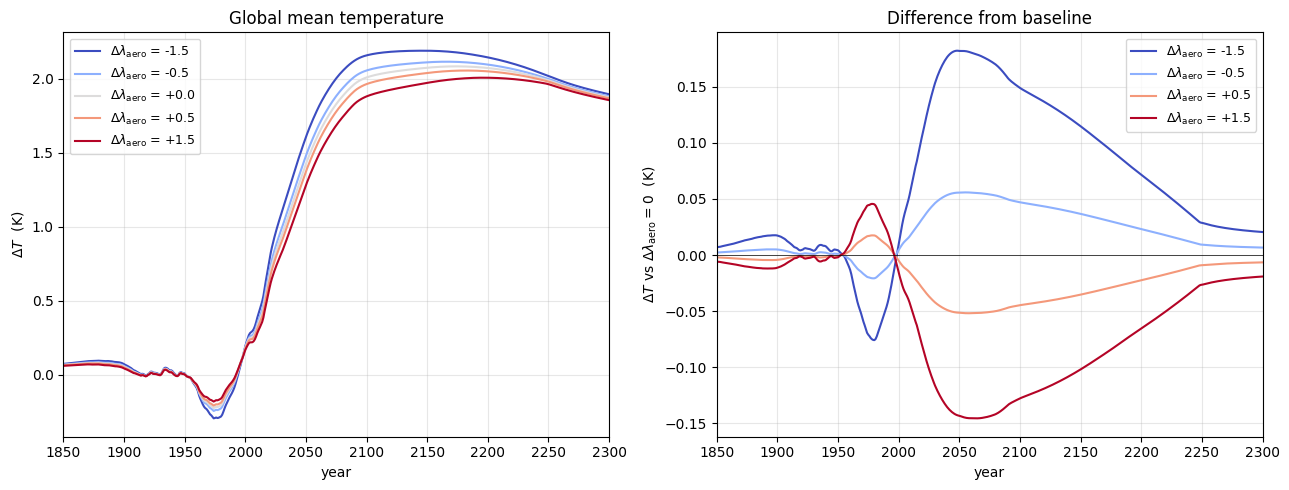
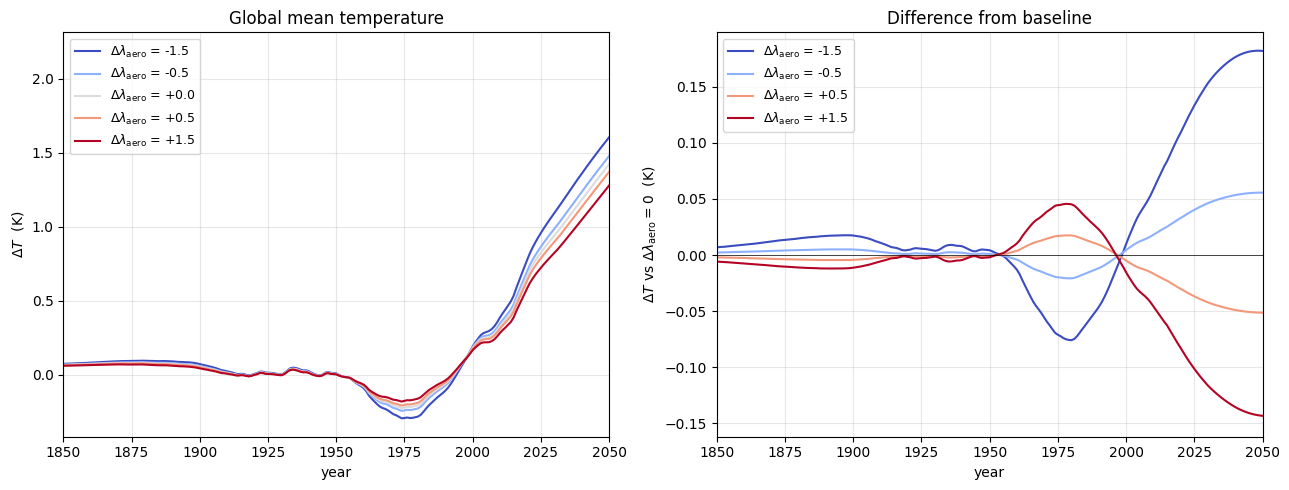
Unified diff of the notebook cell whose output changed from the first chart to the second:
--- before
+++ after
@@ -6,5 +6,5 @@
     ax[0].plot(years, runs[dl]['T'], color=c, lw=1.5,
                label=rf'$\Delta\lambda_\mathrm{{aero}}$ = {dl:+.1f}')
-ax[0].set_xlim(1850, 2300)
+ax[0].set_xlim(1850, 2050)
 ax[0].set_xlabel('year'); ax[0].set_ylabel(r'$\Delta T$  (K)')
 ax[0].set_title('Global mean temperature')
@@ -18,5 +18,5 @@
                label=rf'$\Delta\lambda_\mathrm{{aero}}$ = {dl:+.1f}')
 ax[1].axhline(0, color='k', lw=0.5)
-ax[1].set_xlim(1850, 2300)
+ax[1].set_xlim(1850, 2050)
 ax[1].set_xlabel('year'); ax[1].set_ylabel(r'$\Delta T$ vs $\Delta\lambda_\mathrm{aero}=0$  (K)')
 ax[1].set_title('Difference from baseline')

Commit: update priors